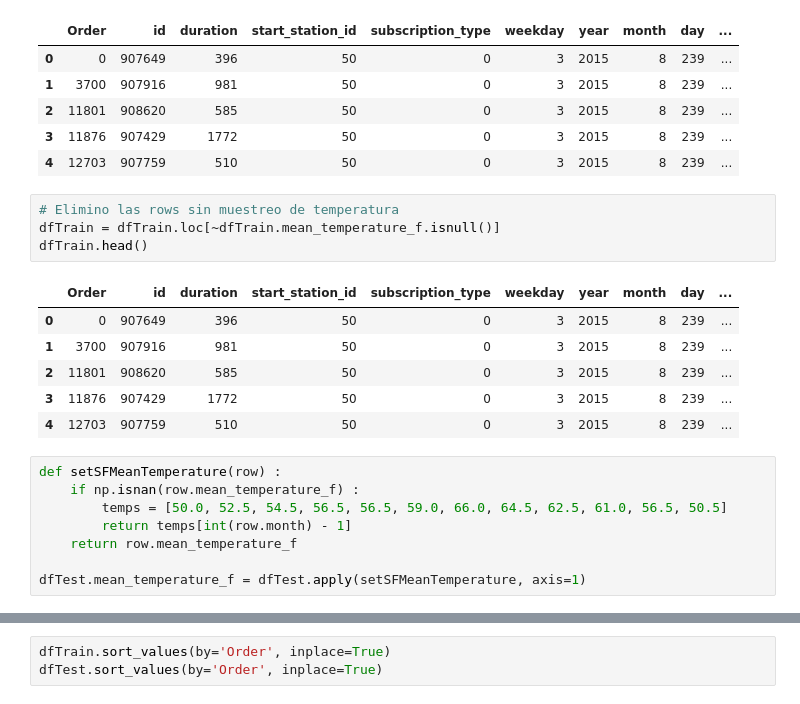
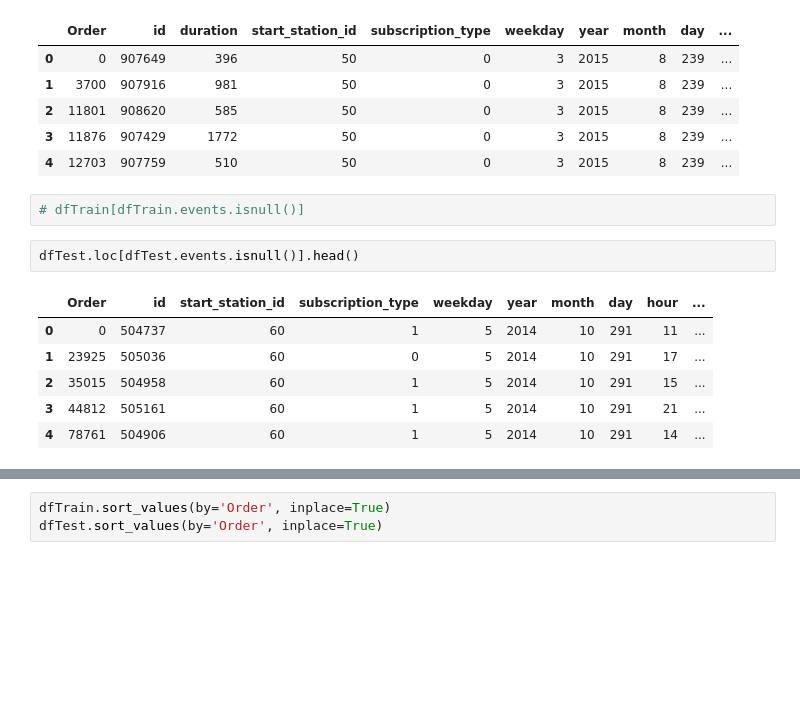
Before and after one commit to fpenovi/SFbikeTravelDuration, a Jupyter notebook: notebooks/code_drafts/KNN/PreProcessor_02.ipynb, the cells around one changed output, grey strips where cells are left out. Drawn from its saved outputs; the diff is of its cells as text; blank space fills up the shorter version.

```diff
--- a/notebooks/code_drafts/KNN/PreProcessor_02.ipynb
+++ b/notebooks/code_drafts/KNN/PreProcessor_02.ipynb
@@ -132,22 +132,14 @@ dfTrain.head()
 | 2 | 11801 | 908620 | 585 | 50 | 0 | 3 | 2015 | 8 | 239 | ... |
 | 3 | 11876 | 907429 | 1772 | 50 | 0 | 3 | 2015 | 8 | 239 | ... |
 | 4 | 12703 | 907759 | 510 | 50 | 0 | 3 | 2015 | 8 | 239 | ... |
-# %%
-# Elimino las rows sin muestreo de temperatura
-dfTrain = dfTrain.loc[~dfTrain.mean_temperature_f.isnull()]
-dfTrain.head()
-# %% [output]
-|  | Order | id | duration | start_station_id | subscription_type | weekday | year | month | day | ... |
-| 0 | 0 | 907649 | 396 | 50 | 0 | 3 | 2015 | 8 | 239 | ... |
-| 1 | 3700 | 907916 | 981 | 50 | 0 | 3 | 2015 | 8 | 239 | ... |
-| 2 | 11801 | 908620 | 585 | 50 | 0 | 3 | 2015 | 8 | 239 | ... |
-| 3 | 11876 | 907429 | 1772 | 50 | 0 | 3 | 2015 | 8 | 239 | ... |
-| 4 | 12703 | 907759 | 510 | 50 | 0 | 3 | 2015 | 8 | 239 | ... |
-# %%
-def setSFMeanTemperature(row) :
-    if np.isnan(row.mean_temperature_f) :
-        temps = [50.0, 52.5, 54.5, 56.5, 56.5, 59.0, 66.0, 64.5, 62.5, 61.0, 56.5, 50.5]
-        return temps[int(row.month) - 1]
-    return row.mean_temperature_f
-
-dfTest.mean_temperature_f = dfTest.apply(setSFMeanTemperature, axis=1)
+# %%
+# dfTrain[dfTrain.events.isnull()]
+# %%
+dfTest.loc[dfTest.events.isnull()].head()
+# %% [output]
+|  | Order | id | start_station_id | subscription_type | weekday | year | month | day | hour | ... |
+| 0 | 0 | 504737 | 60 | 1 | 5 | 2014 | 10 | 291 | 11 | ... |
+| 1 | 23925 | 505036 | 60 | 0 | 5 | 2014 | 10 | 291 | 17 | ... |
+| 2 | 35015 | 504958 | 60 | 1 | 5 | 2014 | 10 | 291 | 15 | ... |
+| 3 | 44812 | 505161 | 60 | 1 | 5 | 2014 | 10 | 291 | 21 | ... |
+| 4 | 78761 | 504906 | 60 | 1 | 5 | 2014 | 10 | 291 | 14 | ... |
```
Also changed, not shown: parts of 7 cells of this notebook, 2 other files.
